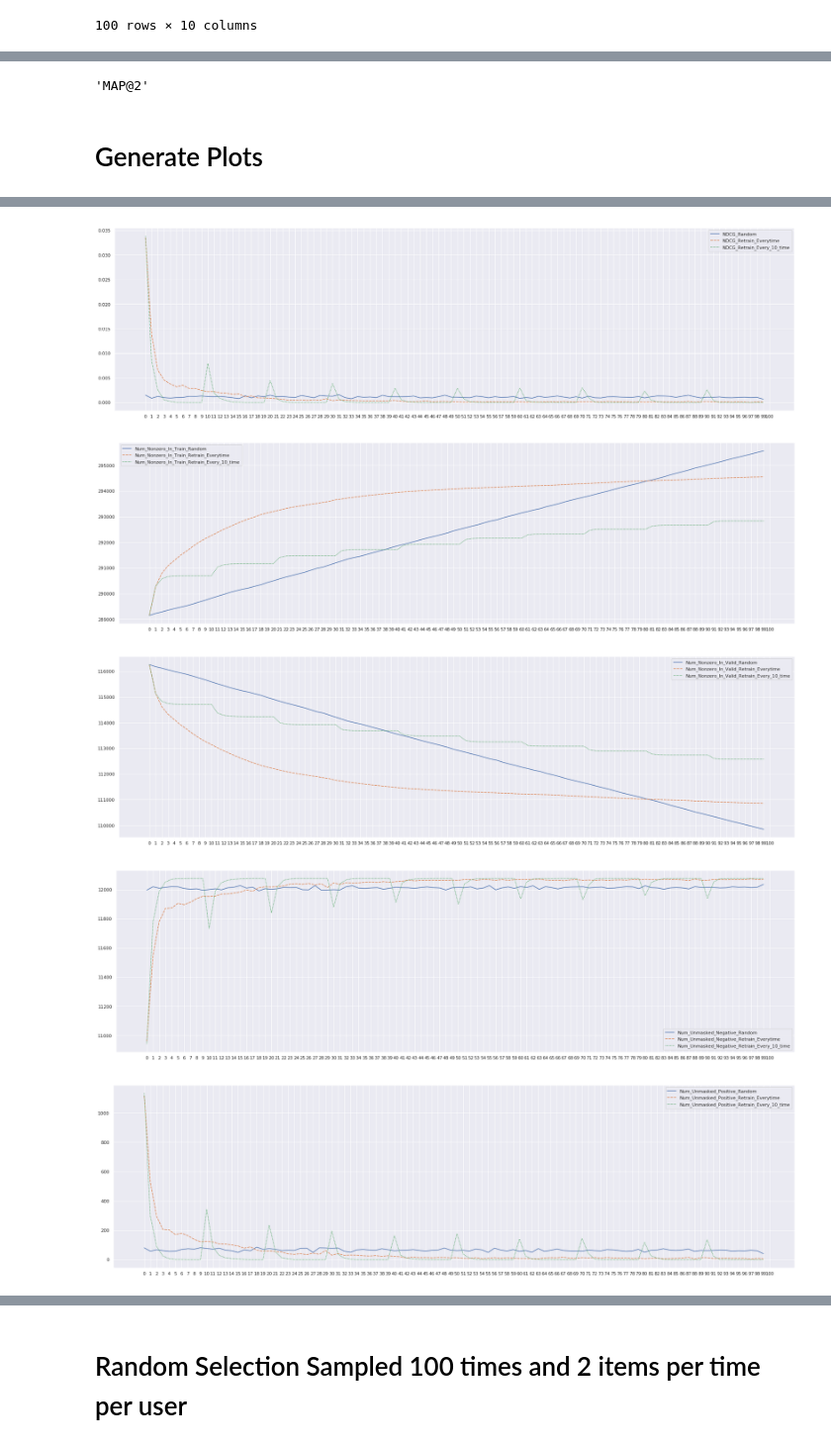
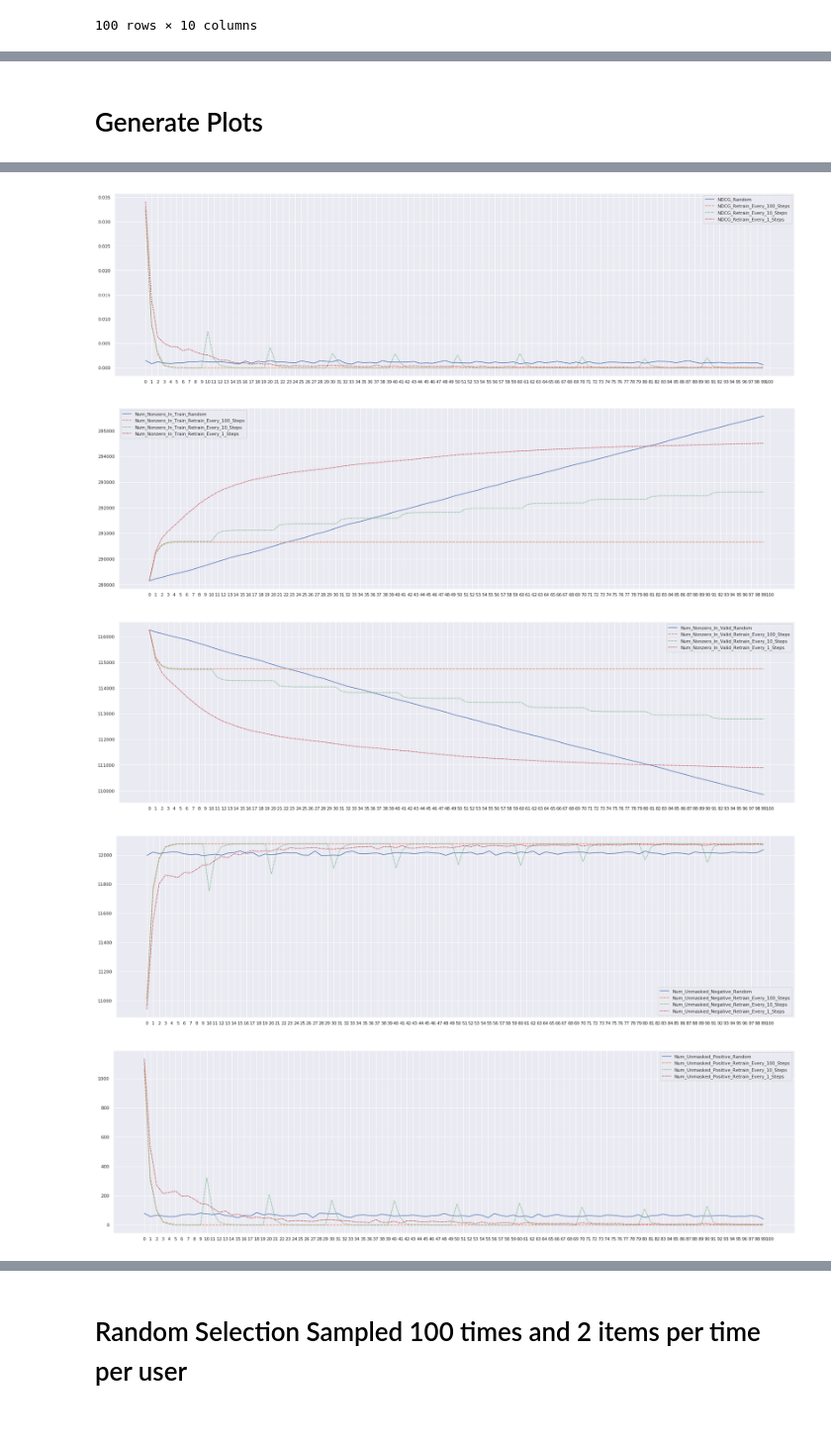
Before and after one commit to wuga214/Q-VAE-Recommendation, a Jupyter notebook: Kai Plot/Plot.ipynb, the cells around one changed output, grey strips where cells are left out. Shown at 99% size. Cells and saved outputs as stored; diff of their text form; code cells hidden in the pictures.

Commit message:
generate new plots using new data

```diff
--- a/Kai Plot/Plot.ipynb
+++ b/Kai Plot/Plot.ipynb
@@ -103,0 +44,10 @@ entropy_100_2_retrain_every_10time_df
+# %%
+Entropy_100steps_2items_per_step_per_user_retrain_every_100steps = preprocess_df("Entropy_100steps_2items_per_step_per_user_retrain_every_100steps")
+Entropy_100steps_2items_per_step_per_user_retrain_every_100steps.columns = ["Clicks_Retrain_Every_100_Steps", "MAP@2_Retrain_Every_100_Steps",
+                                               "NDCG_Retrain_Every_100_Steps", "Num_Nonzero_In_Train_Retrain_Every_100_Steps",
+                                               "Num_Nonzero_In_Valid_Retrain_Every_100_Steps",
+                                               "Num_Unmasked_Negative_Retrain_Every_100_Steps",
+                                               "Num_Unmasked_Positive_Retrain_Every_100_Steps",
+                                               "Precision@2_Retrain_Every_100_Steps", "R-Precision_Retrain_Every_100_Steps",
+                                               "Recall@2_Retrain_Every_100_Steps"]
+Entropy_100steps_2items_per_step_per_user_retrain_every_100steps
@@ -103,0 +73,12 @@ entropy_100_2_retrain_every_10time_df
+# %%
+Entropy_100steps_2items_per_step_per_user_retrain_every_10steps = preprocess_df("Entropy_100steps_2items_per_step_per_user_retrain_every_10steps")
+Entropy_100steps_2items_per_step_per_user_retrain_every_10steps.columns = ["Clicks_Retrain_Every_10_Steps", "MAP@2_Retrain_Every_10_Steps",
+                                                 "NDCG_Retrain_Every_10_Steps",
+                                                 "Num_Nonzero_In_Train_Retrain_Every_10_Steps",
+                                                 "Num_Nonzero_In_Valid_Retrain_Every_10_Steps",
+                                                 "Num_Unmasked_Negative_Retrain_Every_10_Steps",
+                                                 "Num_Unmasked_Positive_Retrain_Every_10_Steps",
+                                                 "Precision@2_Retrain_Every_10_Steps",
+                                                 "R-Precision_Retrain_Every_10_Steps",
+                                                 "Recall@2_Retrain_Every_10_Steps"]
+Entropy_100steps_2items_per_step_per_user_retrain_every_10steps
@@ -103,0 +104,12 @@ entropy_100_2_retrain_every_10time_df
+# %%
+Entropy_100steps_2items_per_step_per_user_retrain_every_1steps = preprocess_df("Entropy_100steps_2items_per_step_per_user_retrain_every_1steps")
+Entropy_100steps_2items_per_step_per_user_retrain_every_1steps.columns = ["Clicks_Retrain_Every_1_Steps", "MAP@2_Retrain_Every__1_Steps",
+                                                 "NDCG_Retrain_Every_1_Steps",
+                                                 "Num_Nonzero_In_Train_Retrain_Every_1_Steps",
+                                                 "Num_Nonzero_In_Valid_Retrain_Every_1_Steps",
+                                                 "Num_Unmasked_Negative_Retrain_Every_1_Steps",
+                                                 "Num_Unmasked_Positive_Retrain_Every_1_Steps",
+                                                 "Precision@2_Retrain_Every_1_Steps",
+                                                 "R-Precision_Retrain_Every_1_Steps",
+                                                 "Recall@2_Retrain_Every_1_Steps"]
+Entropy_100steps_2items_per_step_per_user_retrain_every_1steps
@@ -104,12 +135,9 @@ entropy_100_2_retrain_every_10time_df
 # %%
 df = pd.concat([random_100times_2items_per_time_df,
-                entropy_100_2_retrain_every_time_df,
-                entropy_100_2_retrain_every_10time_df],
+                Entropy_100steps_2items_per_step_per_user_retrain_every_100steps,
+                Entropy_100steps_2items_per_step_per_user_retrain_every_10steps,
+                Entropy_100steps_2items_per_step_per_user_retrain_every_1steps],
                axis=1)
-# %%
-df.columns[1][:df.columns[1].index("_Random")]
-# %% [output]
-'MAP@2'
 # %% [markdown]
 # Generate Plots
 # %%
@@ -117,12 +145,11 @@ for i in range(10):
     fig, ax = plt.subplots()
     fig.set_size_inches(30, 8.27)
 
-    ax = sns.lineplot(data=df[[df.columns[i], df.columns[i+10], df.columns[i+20]]])
+    ax = sns.lineplot(data=df[[df.columns[i], df.columns[i+10], df.columns[i+20], df.columns[i+30]]])
     ax.set(xticks=np.arange(0,101,1))
     file_name = df.columns[i][:df.columns[i].index("_Random")] + '.png'
     print(file_name)
-#     "entropy_random_100times_2items_per_time_MAP@2.png"
-    # fig.savefig("entropy_random_100times_2items_per_time_MAP@2.png")
+    fig.savefig(file_name)
 # %% [output]
 Clicks.png
 MAP@2.png
@@ -139,5 +166,5 @@ Recall@2.png
-[figure, old version]
+[figure, new version]
-[figure, old version]
+[figure, new version]
-[figure, old version]
+[figure, new version]
-[figure, old version]
+[figure, new version]
-[figure, old version]
+[figure, new version]
```
Also changed, not shown: parts of 6 cells of this notebook, 13 other files.
